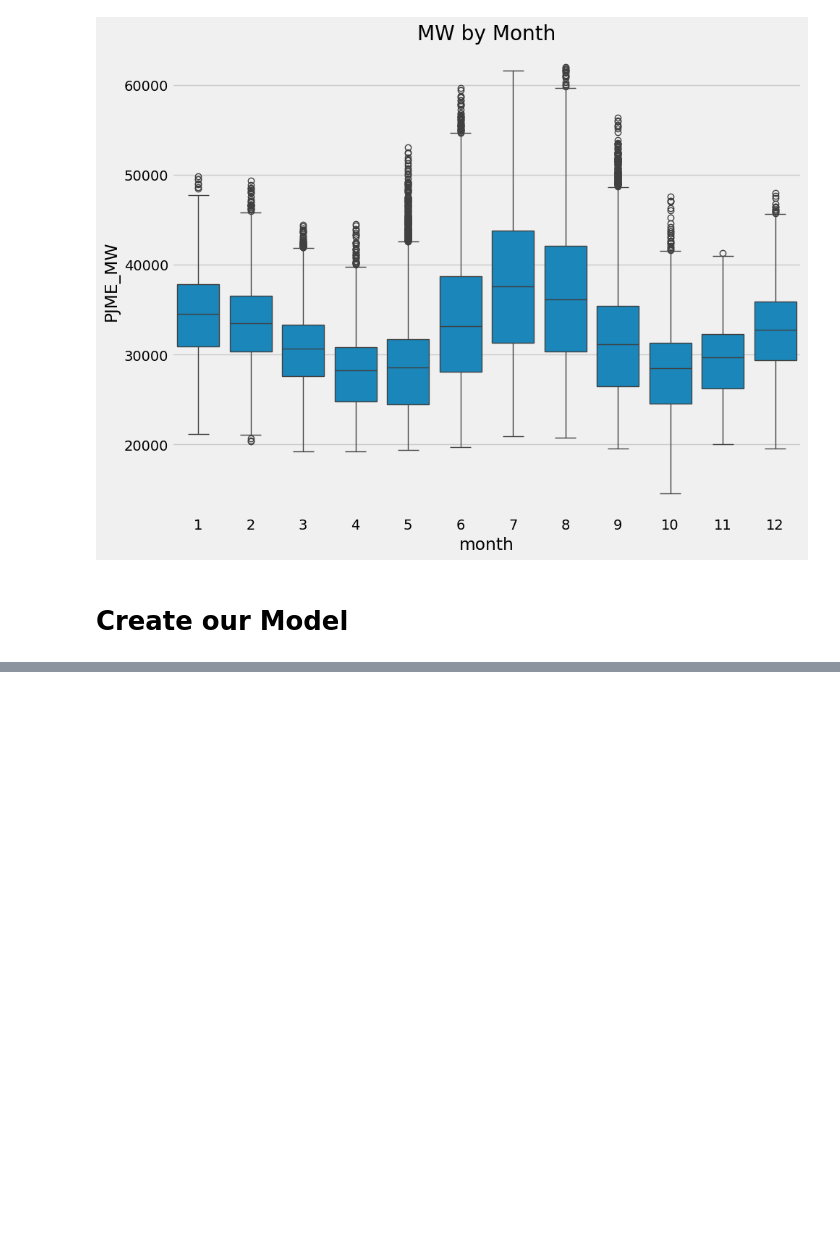
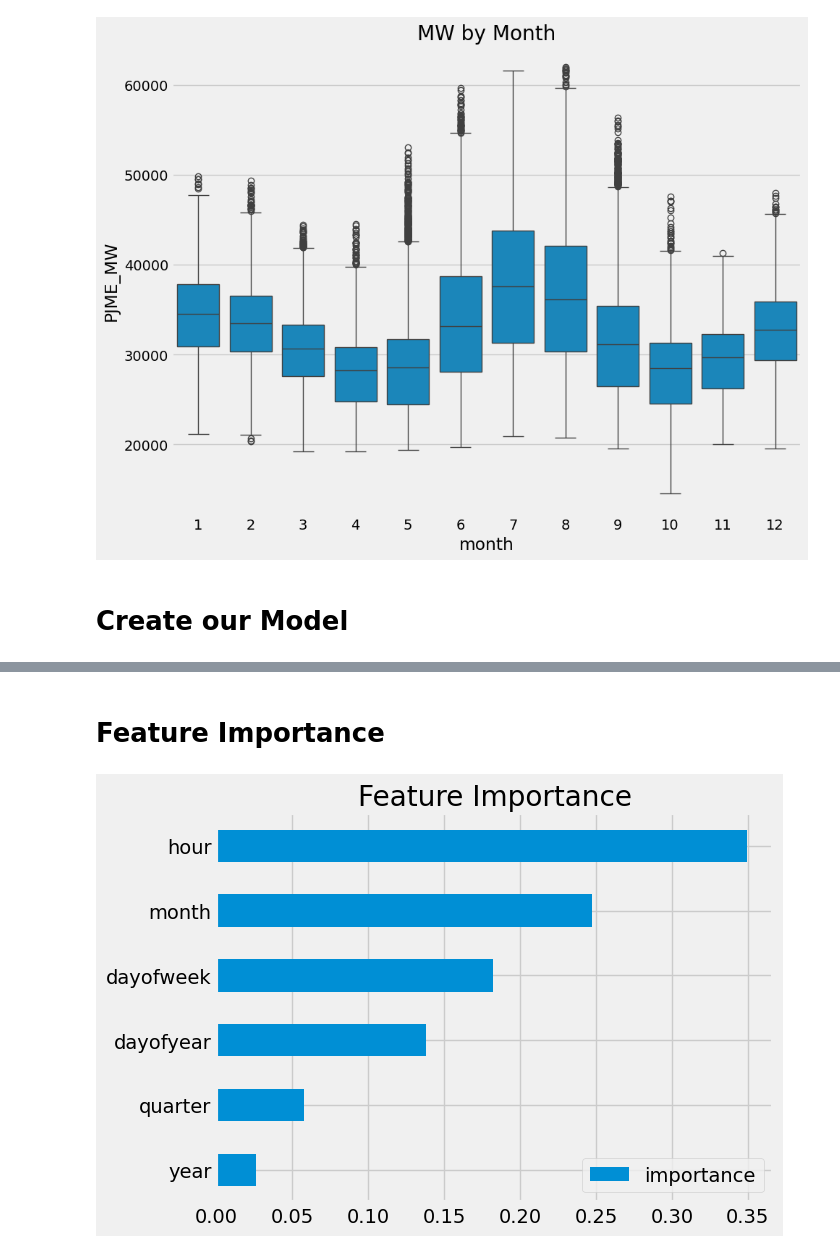
Before and after one commit to Didrik147/python-tutorials, a Jupyter notebook: Rob_Mulla/Time Series Forecasting.ipynb, the cells around one changed output, grey strips where cells are left out. Cells and saved outputs as stored; diff of their text form; code cells hidden in the pictures; blank space fills up the shorter version.

```diff
--- a/Rob_Mulla/Time Series Forecasting.ipynb
+++ b/Rob_Mulla/Time Series Forecasting.ipynb
@@ -106,6 +109,32 @@ plt.show()
 [figure]
 # %% [markdown]
 # Create our Model
+# %%
+train = create_features(train)
+test = create_features(test)
+
+FEATURES = ['dayofyear', 'hour', 'dayofweek', 'quarter', 'month', 'year']
+TARGET = 'PJME_MW'
+# %%
+X_train = train[FEATURES]
+y_train = train[TARGET]
+
+X_test = test[FEATURES]
+y_test = test[TARGET]
 # %%
-#reg = xgb.XGBRegressor(n_estimators=1000)
-#reg.fit()
+'''
+reg = xgb.XGBRegressor(n_estimators=1000, early_stopping_rounds=50, learning_rate=0.01)
+
+reg.fit(X_train, y_train,
+        eval_set=[(X_train, y_train), (X_test, y_test)],
+        verbose = 100)
+'''
+reg = xgb.XGBRegressor(base_score=0.5, booster='gbtree',
+                       n_estimators=1000,
+                       early_stopping_rounds=50,
+                       objective='reg:squarederror',
+                       max_depth=3,
+                       learning_rate=0.01)
+reg.fit(X_train, y_train,
+        eval_set=[(X_train, y_train), (X_test, y_test)],
+        verbose=100)
@@ -111,0 +164,13 @@ plt.show()
+# %% [markdown]
+# Feature Importance
+# %%
+fi = pd.DataFrame(data=reg.feature_importances_,
+             index=reg.feature_names_in_,
+             columns=['importance'])
+
+fi
+# %%
+fi.sort_values('importance').plot(kind='barh', title='Feature Importance')
+plt.show()
+# %% [output]
+[figure, added]
```
Also changed, not shown: parts of 17 cells of this notebook.
